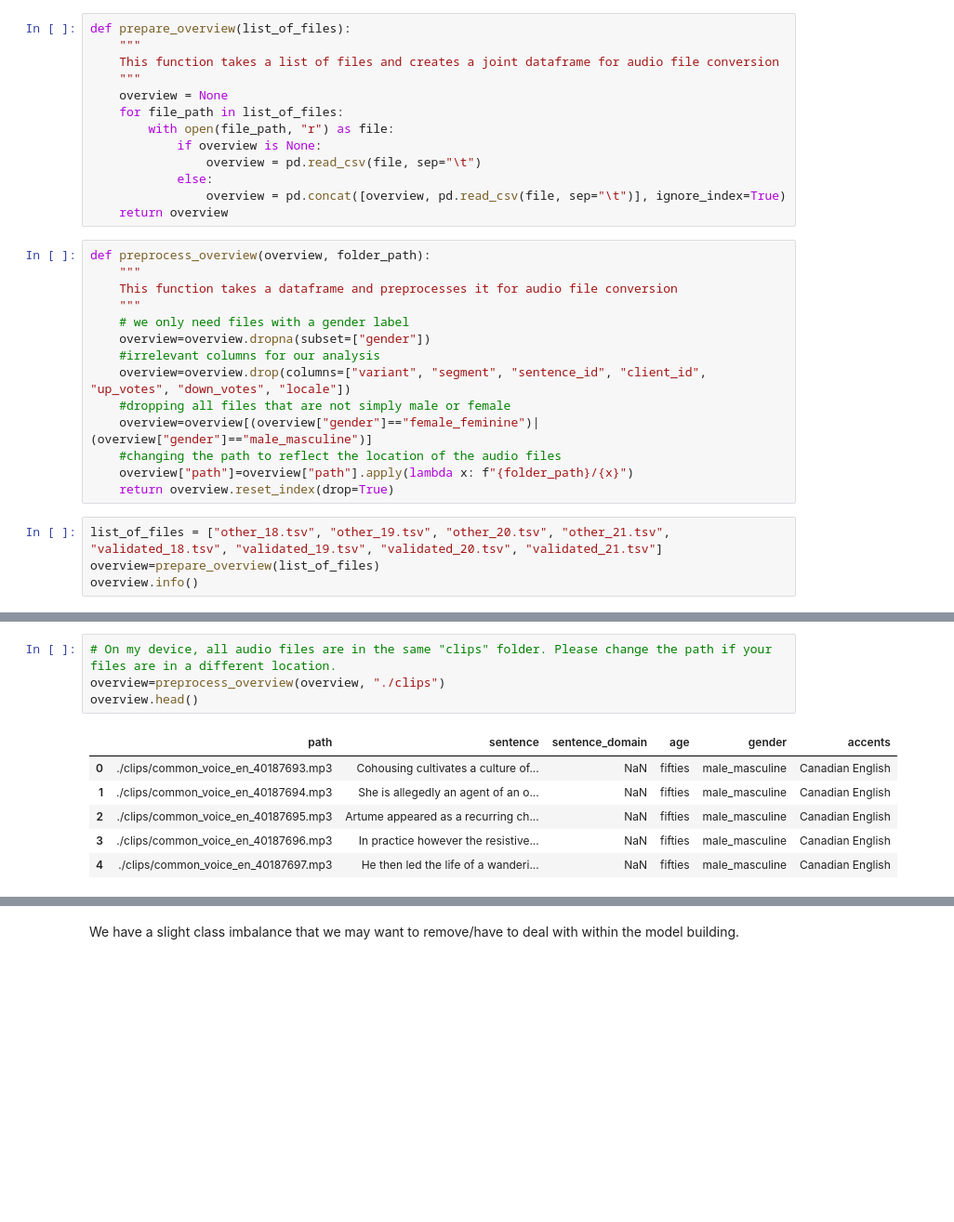
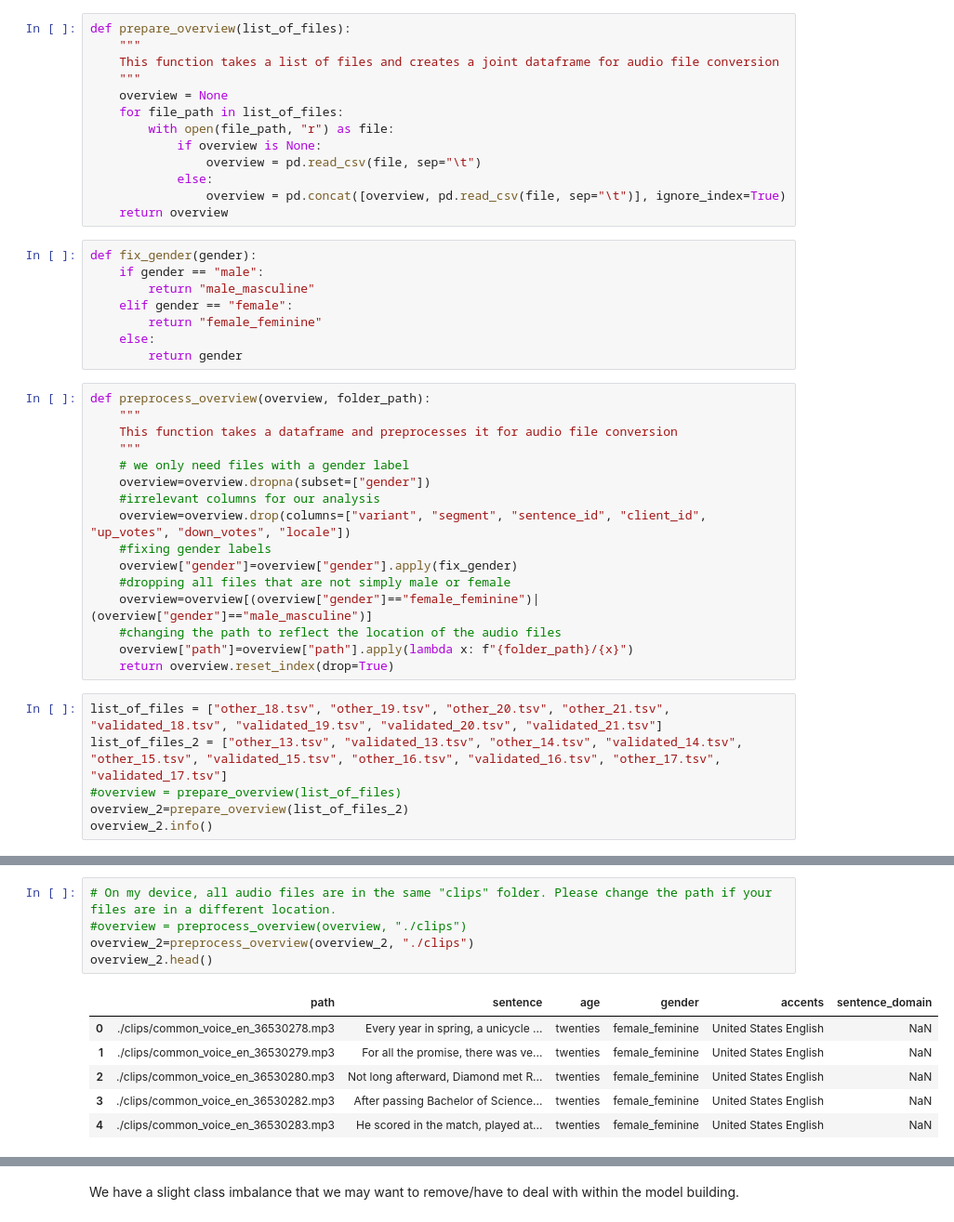
Before and after one commit to heinrichhegenbarth/KAN-CDSCO2004U_Machine_Learning_and_Deep_Learning, a Jupyter notebook: Final_Project/data_conversion.ipynb, the cells around one changed output, grey strips where cells are left out. Shown at 93% size. Saved outputs shown, nothing was run; the diff lists cells and outputs as text; blank space fills up the shorter version.

```diff
--- a/Final_Project/data_conversion.ipynb
+++ b/Final_Project/data_conversion.ipynb
@@ -31,6 +31,14 @@ def prepare_overview(list_of_files):
             else:
                 overview = pd.concat([overview, pd.read_csv(file, sep="\t")], ignore_index=True)
     return overview
+# %%
+def fix_gender(gender):
+    if gender == "male":
+        return "male_masculine"
+    elif gender == "female":
+        return "female_feminine"
+    else:
+        return gender
 # %%
 def preprocess_overview(overview, folder_path):
     """
@@ -40,6 +48,8 @@ def preprocess_overview(overview, folder_path):
     overview=overview.dropna(subset=["gender"])
     #irrelevant columns for our analysis
     overview=overview.drop(columns=["variant", "segment", "sentence_id", "client_id", "up_votes", "down_votes", "locale"])
+    #fixing gender labels
+    overview["gender"]=overview["gender"].apply(fix_gender)
     #dropping all files that are not simply male or female
     overview=overview[(overview["gender"]=="female_feminine")|(overview["gender"]=="male_masculine")]
     #changing the path to reflect the location of the audio files
@@ -47,7 +57,9 @@ def preprocess_overview(overview, folder_path):
     return overview.reset_index(drop=True)
 # %%
 list_of_files = ["other_18.tsv", "other_19.tsv", "other_20.tsv", "other_21.tsv", "validated_18.tsv", "validated_19.tsv", "validated_20.tsv", "validated_21.tsv"]
-overview=prepare_overview(list_of_files)
-overview.info()
+list_of_files_2 = ["other_13.tsv", "validated_13.tsv", "other_14.tsv", "validated_14.tsv", "other_15.tsv", "validated_15.tsv", "other_16.tsv", "validated_16.tsv", "other_17.tsv", "validated_17.tsv"]
+#overview = prepare_overview(list_of_files)
+overview_2=prepare_overview(list_of_files_2)
+overview_2.info()
 # %% [output]
 <class 'pandas.core.frame.DataFrame'>
@@ -73,11 +97,12 @@ memory usage: 9.4+ MB
 # %%
 # On my device, all audio files are in the same "clips" folder. Please change the path if your files are in a different location.
-overview=preprocess_overview(overview, "./clips")
-overview.head()
+#overview = preprocess_overview(overview, "./clips")
+overview_2=preprocess_overview(overview_2, "./clips")
+overview_2.head()
 # %% [output]
-|  | path | sentence | sentence_domain | age | gender | accents |
-| 0 | ./clips/common_voice_en_40187693.mp3 | Cohousing cultivates a culture of... | NaN | fifties | male_masculine | Canadian English |
-| 1 | ./clips/common_voice_en_40187694.mp3 | She is allegedly an agent of an o... | NaN | fifties | male_masculine | Canadian English |
-| 2 | ./clips/common_voice_en_40187695.mp3 | Artume appeared as a recurring ch... | NaN | fifties | male_masculine | Canadian English |
-| 3 | ./clips/common_voice_en_40187696.mp3 | In practice however the resistive... | NaN | fifties | male_masculine | Canadian English |
-| 4 | ./clips/common_voice_en_40187697.mp3 | He then led the life of a wanderi... | NaN | fifties | male_masculine | Canadian English |
+|  | path | sentence | age | gender | accents | sentence_domain |
+| 0 | ./clips/common_voice_en_36530278.mp3 | Every year in spring, a unicycle ... | twenties | female_feminine | United States English | NaN |
+| 1 | ./clips/common_voice_en_36530279.mp3 | For all the promise, there was ve... | twenties | female_feminine | United States English | NaN |
+| 2 | ./clips/common_voice_en_36530280.mp3 | Not long afterward, Diamond met R... | twenties | female_feminine | United States English | NaN |
+| 3 | ./clips/common_voice_en_36530282.mp3 | After passing Bachelor of Science... | twenties | female_feminine | United States English | NaN |
+| 4 | ./clips/common_voice_en_36530283.mp3 | He scored in the match, played at... | twenties | female_feminine | United States English | NaN |
```
Also changed, not shown: parts of 7 cells of this notebook.
